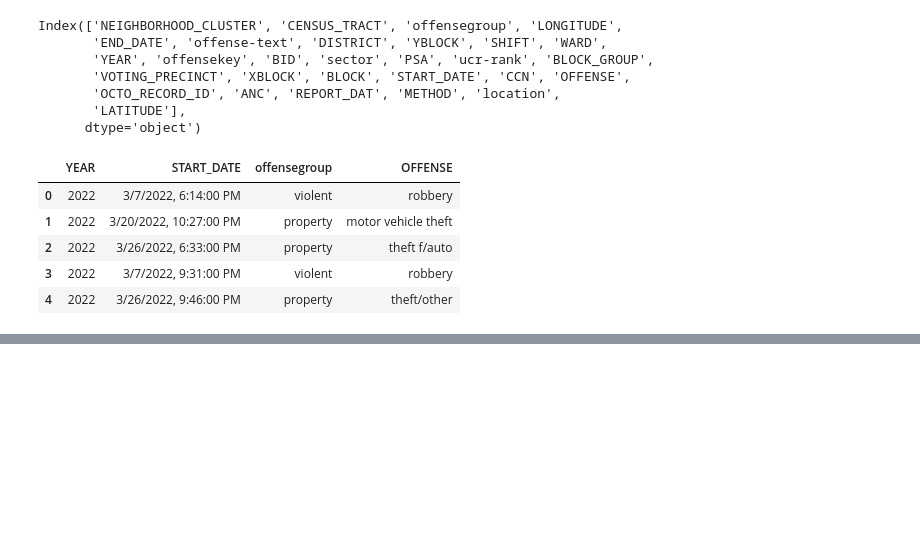
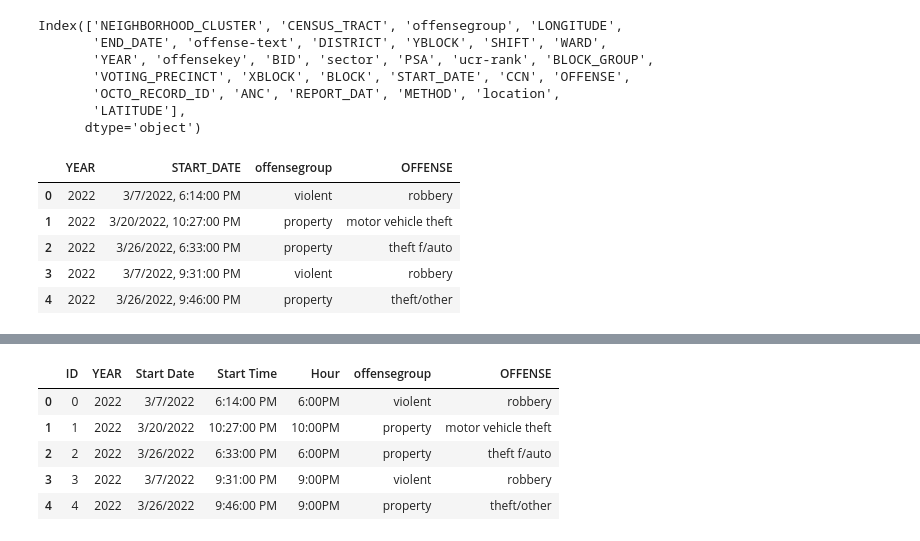
Before and after one commit to ysgorin/weather_crime, a Jupyter notebook: data_wrangling.ipynb, the cells around one changed output, grey strips where cells are left out. Cells and saved outputs as stored; diff of their text form; code cells hidden in the pictures; blank space fills up the shorter version.

```diff
--- a/data_wrangling.ipynb
+++ b/data_wrangling.ipynb
@@ -346,0 +401,12 @@ crime_df.head()
+# %%
+# Open and preview dc_crime.csv file
+new_file = "Resources/dc_crime.csv"
+crime_df = pd.read_csv(new_file)
+crime_df.head()
+# %% [output]
+|  | ID | YEAR | Start Date | Start Time | Hour | offensegroup | OFFENSE |
+| 0 | 0 | 2022 | 3/7/2022 | 6:14:00 PM | 6:00PM | violent | robbery |
+| 1 | 1 | 2022 | 3/20/2022 | 10:27:00 PM | 10:00PM | property | motor vehicle theft |
+| 2 | 2 | 2022 | 3/26/2022 | 6:33:00 PM | 6:00PM | property | theft f/auto |
+| 3 | 3 | 2022 | 3/7/2022 | 9:31:00 PM | 9:00PM | violent | robbery |
+| 4 | 4 | 2022 | 3/26/2022 | 9:46:00 PM | 9:00PM | property | theft/other |
```
Also changed, not shown: parts of 8 cells of this notebook.
